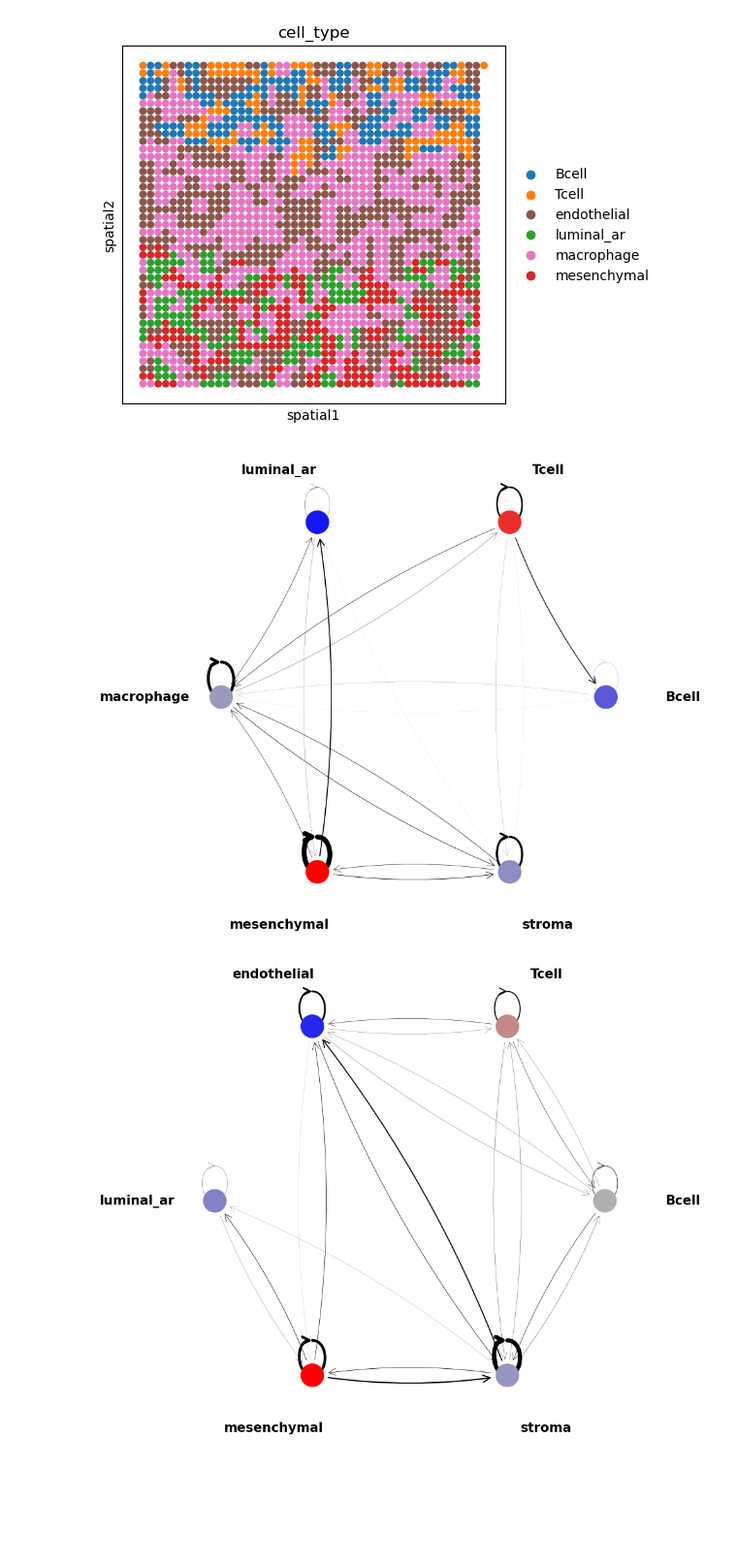
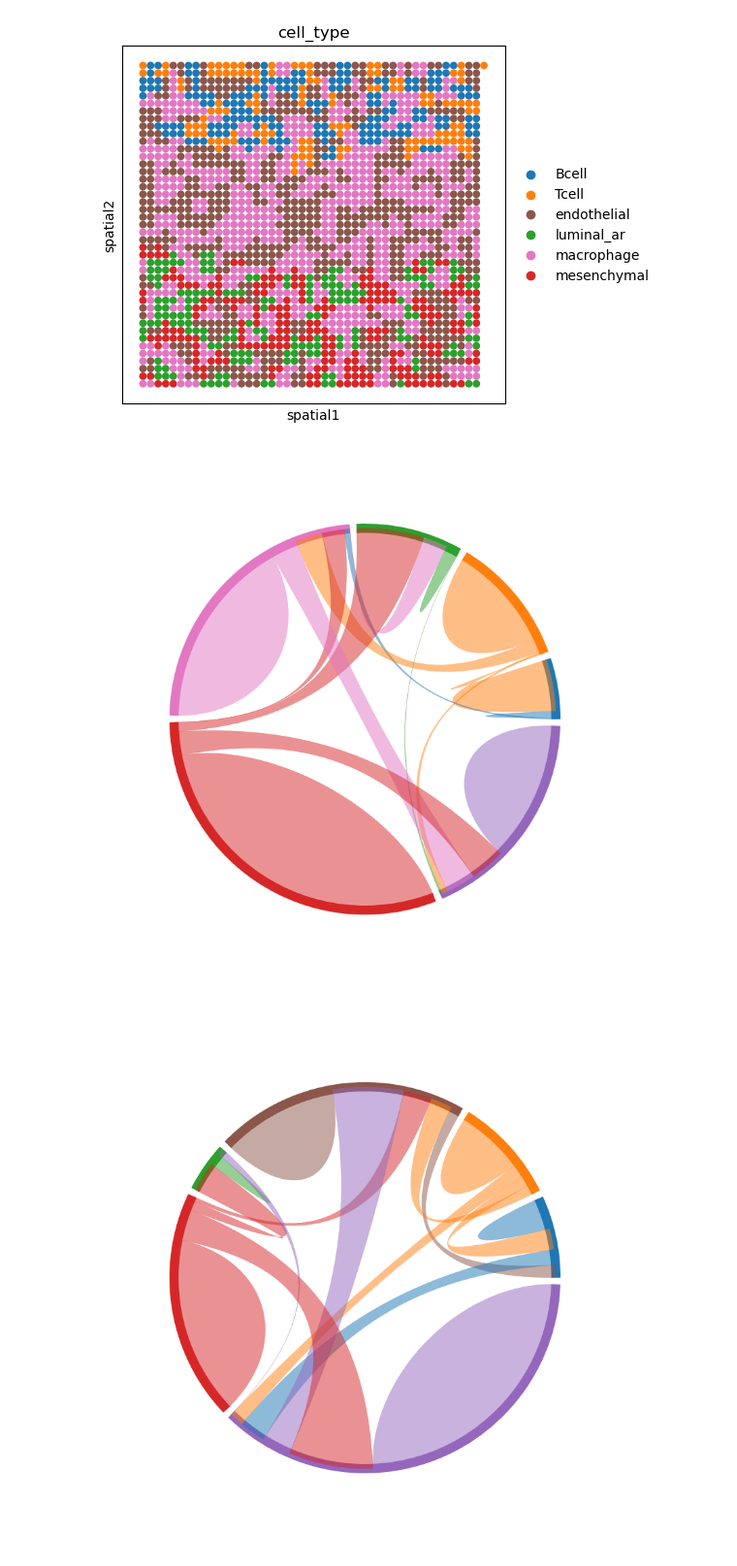
Before and after one commit to BiomedicalMachineLearning/MultimodalCCI, a Jupyter notebook: benchmarking/benchmarking.ipynb, the cells around one changed output. Shown at 97% size. Saved outputs shown, nothing was run; the diff lists cells and outputs as text; code cells hidden in the pictures; blank space fills up the shorter version.

Commit message:
Added more plotting functions

```diff
--- a/benchmarking/benchmarking.ipynb
+++ b/benchmarking/benchmarking.ipynb
@@ -62,13 +62,13 @@ cellchat_overalls = [mmcci.it.calculate_overall_interactions(sample) for sample
 natmi_overalls = [mmcci.it.calculate_overall_interactions(sample) for sample in natmi_cci]
 # %%
 for sample in stlearn_overalls:
-    mmcci.plt.network_plot(sample)
-    # mmcci.plt.chord_plot(sample, colors=colors)
+    # mmcci.plt.network_plot(sample)
+    mmcci.plt.chord_plot(sample, colors=colors, label_size=0)
 
 stlearn_int = mmcci.it.integrate_samples(stlearn_cci)
 stlearn_overall = mmcci.it.calculate_overall_interactions(stlearn_int)
-mmcci.plt.network_plot(stlearn_overall)
-# mmcci.plt.chord_plot(stlearn_overall, colors=colors)
+# mmcci.plt.network_plot(stlearn_overall)
+mmcci.plt.chord_plot(stlearn_overall, colors=colors, label_size=0)
 # %% [output]
-[figure, old version]
+[figure, new version]
-[figure, old version]
+[figure, new version]
```
Also changed, not shown: parts of 4 cells of this notebook, 12 other files.
